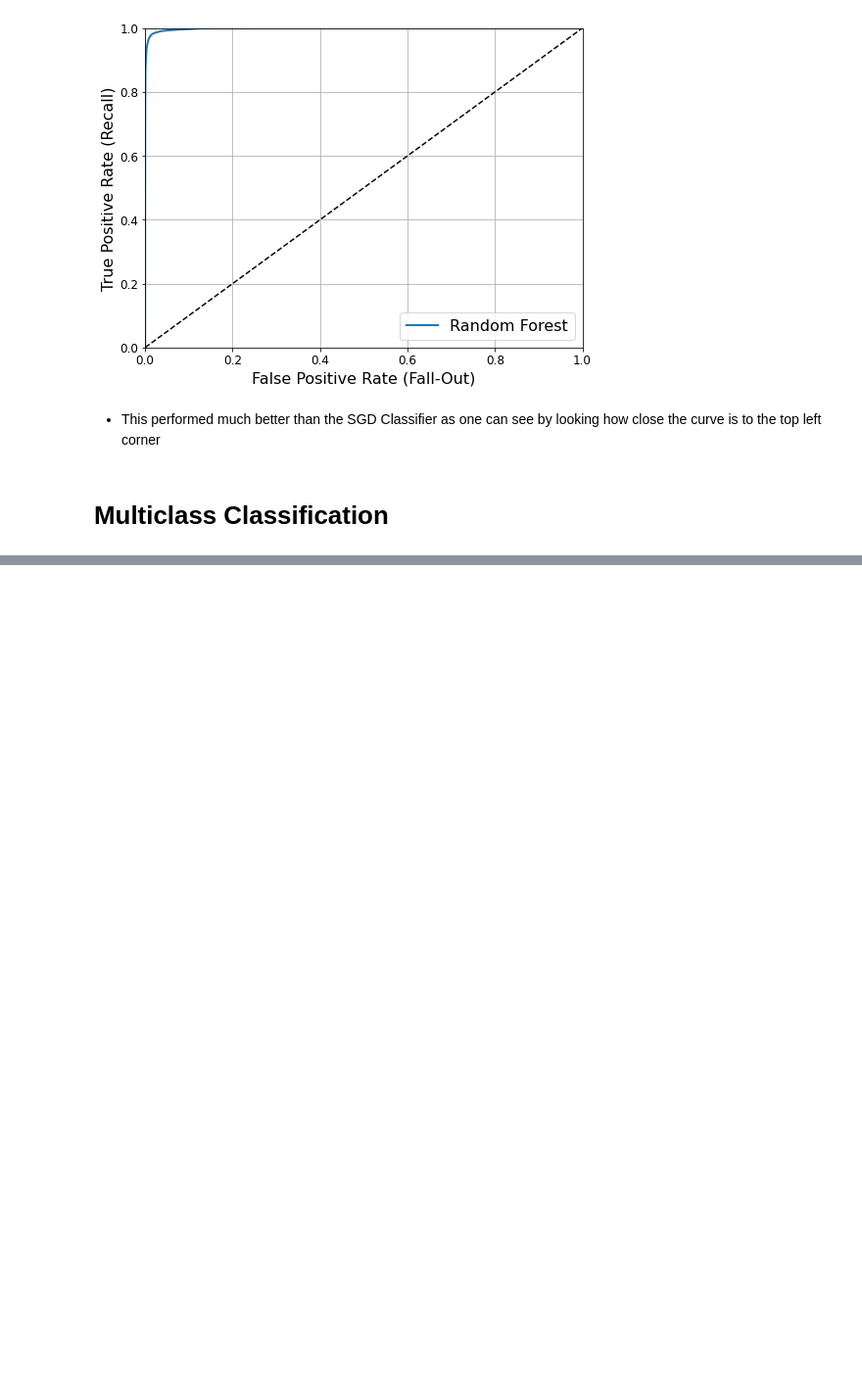
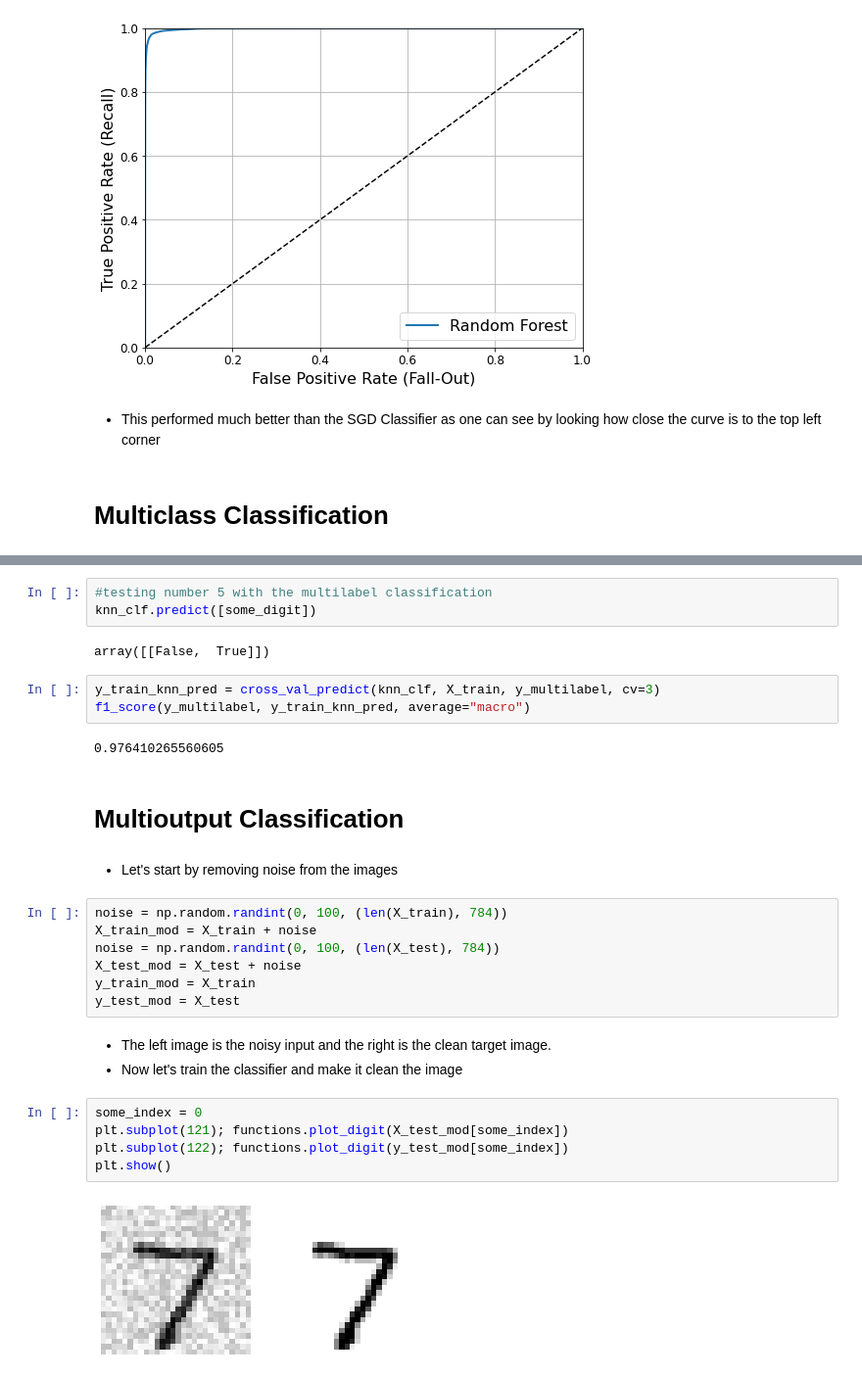
Before and after one commit to gilbert-noriega-ii/hand-written-digits-classification, a Jupyter notebook: final_notebook.ipynb, the cells around one changed output, grey strips where cells are left out. Shown: that part at 98% size. Drawn from its saved outputs; the diff is of its cells as text; blank space fills up the shorter version.

```diff
--- a/final_notebook.ipynb
+++ b/final_notebook.ipynb
@@ -245,0 +406,31 @@ functions.plot_roc_curve(fpr_forest, tpr_forest, "Random Forest")
+# %%
+#testing number 5 with the multilabel classification
+knn_clf.predict([some_digit])
+# %% [output]
+array([[False,  True]])
+# %%
+y_train_knn_pred = cross_val_predict(knn_clf, X_train, y_multilabel, cv=3)
+f1_score(y_multilabel, y_train_knn_pred, average="macro")
+# %% [output]
+0.976410265560605
+# %% [markdown]
+# Multioutput Classification
+# %% [markdown]
+- Let's start by removing noise from the images
+# %%
+noise = np.random.randint(0, 100, (len(X_train), 784))
+X_train_mod = X_train + noise
+noise = np.random.randint(0, 100, (len(X_test), 784))
+X_test_mod = X_test + noise
+y_train_mod = X_train
+y_test_mod = X_test
+# %% [markdown]
+- The left image is the noisy input and the right is the clean target image.
+- Now let's train the classifier and make it clean the image
+# %%
+some_index = 0
+plt.subplot(121); functions.plot_digit(X_test_mod[some_index])
+plt.subplot(122); functions.plot_digit(y_test_mod[some_index])
+plt.show()
+# %% [output]
+[figure, added]
```
Also changed, not shown: parts of 47 cells of this notebook.
